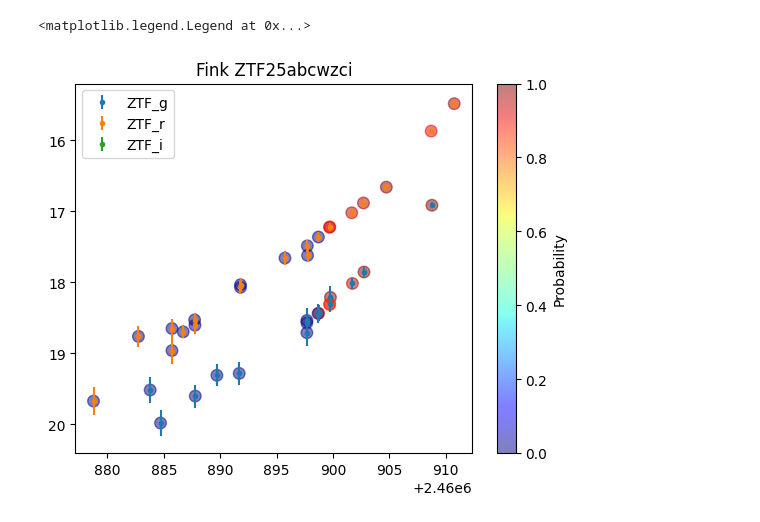
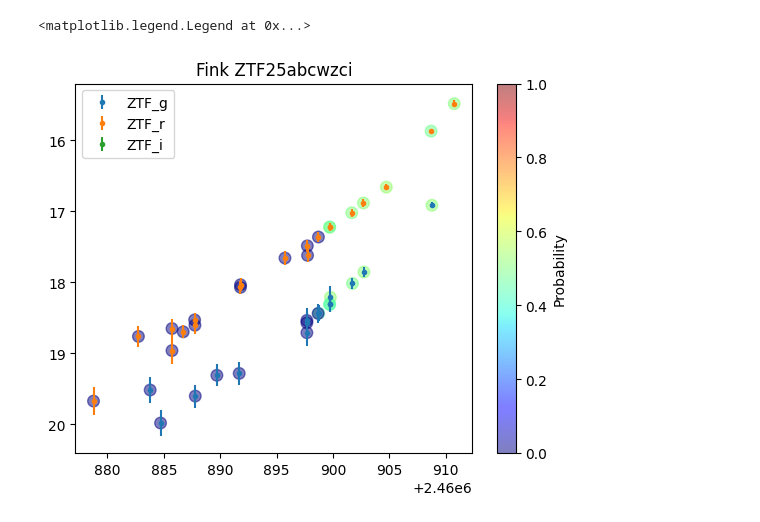
Before and after one commit to mpgh/tom_opm_tools, a Jupyter notebook: OPM_test_event_ZTF2025/test_event_2025_ZTF_fink.ipynb, the cells around one changed output. Drawn from its saved outputs; the diff is of its cells as text; code cells hidden in the pictures.

```diff
--- a/OPM_test_event_ZTF2025/test_event_2025_ZTF_fink.ipynb
+++ b/OPM_test_event_ZTF2025/test_event_2025_ZTF_fink.ipynb
@@ -39,28 +44,30 @@ new_pdf_alerce = new_pdf_alerce.rename(
 # %%
 plt.gca().invert_yaxis()
 plt.title("Fink {}".format(object_id))
 for fid in range(1, 4):
     mask_filt = new_pdf_fink["filter"] == namedic[fid]
     plt.errorbar(
         new_pdf_fink["time"][mask_filt].array,
         new_pdf_fink["magnitude"][mask_filt].array,
         yerr=new_pdf_fink["error"][mask_filt].array,
         fmt=".",
         label=namedic[fid],
     )
     plt.scatter(
         new_pdf_fink["time"][mask_filt].array,
         new_pdf_fink["magnitude"][mask_filt].array,
         c=new_pdf_fink["d:mulens"][mask_filt].array,
         s=70,
         cmap="jet",
         zorder=0,
         alpha=0.5,
+        vmin=0,
+        vmax=1,
     )
 cb = plt.colorbar()
 cb.set_label("Probability")
 
 plt.legend()
 # %% [output]
 <matplotlib.legend.Legend at 0x...>
-[figure, old version]
+[figure, new version]
```
Also changed, not shown: parts of 6 cells of this notebook, 6 other files.
